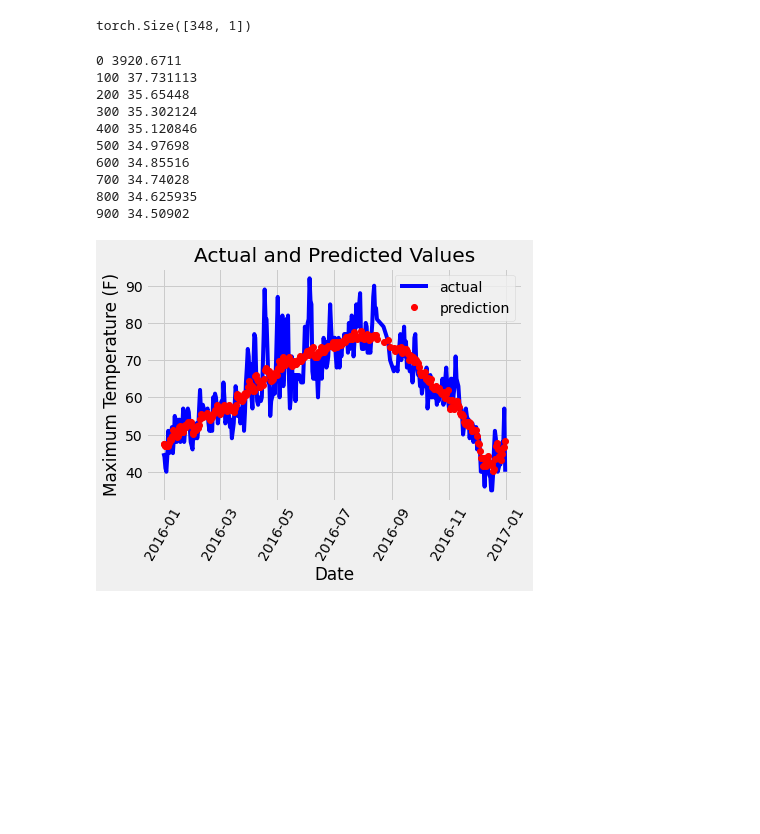
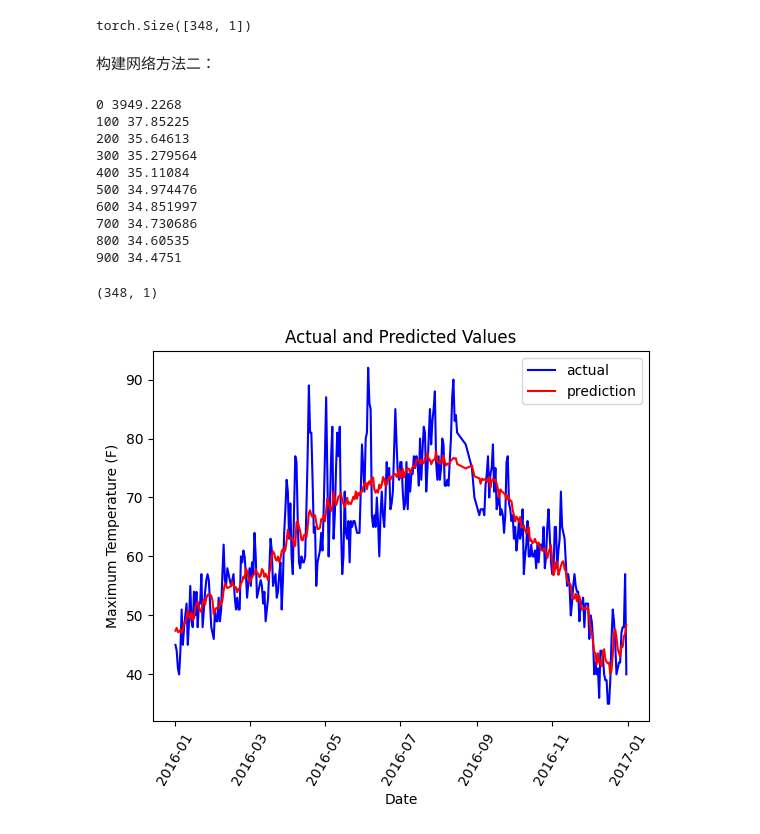
Before and after one commit to cxy20219/jupyter-notes, a Jupyter notebook: Pytorch学习/唐宇迪实战笔记/2.分类与回归任务实战/2.1.气温预测.ipynb, the cells around one changed output. Saved outputs shown, nothing was run; the diff lists cells and outputs as text; code cells hidden in the pictures; blank space fills up the shorter version.

Commit message:
pytorch实战

```diff
--- a/Pytorch学习/唐宇迪实战笔记/2.分类与回归任务实战/2.1.气温预测.ipynb
+++ b/Pytorch学习/唐宇迪实战笔记/2.分类与回归任务实战/2.1.气温预测.ipynb
@@ -8,7 +8,7 @@ import warnings
 warnings.filterwarnings("ignore")
 %matplotlib inline
 # %%
-features = pd.read_csv(r'.\pytorch_tutorial\010_015：神经网络实战分类与回归任务\神经网络实战分类与回归任务\temps.csv')
+features = pd.read_csv(r'../../../../datas/temps.csv')
 
 #看看数据长什么样子
 features.head()
@@ -53,28 +53,30 @@ dates[:5]
  datetime.datetime(2016, 1, 5, 0, 0)]
 # %%
 # 准备画图
-# 指定默认风格
-plt.style.use('fivethirtyeight')
+# 指定默认风格(线变粗)
+# plt.style.use('fivethirtyeight')
 
 # 设置布局
-fig, ((ax1, ax2), (ax3, ax4)) = plt.subplots(nrows=2, ncols=2, figsize = (10,10))
+fig, axes = plt.subplots(nrows=2, ncols=2, figsize = (10,10))
+# 使日期旋转45"
 fig.autofmt_xdate(rotation = 45)
 
 # 标签值
-ax1.plot(dates, features['actual'])
-ax1.set_xlabel(''); ax1.set_ylabel('Temperature'); ax1.set_title('Max Temp')
+axes[0][0].plot(dates, features['actual'])
+axes[0][0].set_xlabel(''); axes[0][0].set_ylabel('Temperature'); axes[0][0].set_title('Max Temp')
 
 # 昨天
-ax2.plot(dates, features['temp_1'])
-ax2.set_xlabel(''); ax2.set_ylabel('Temperature'); ax2.set_title('Previous Max Temp')
+axes[0][1].plot(dates, features['temp_1'])
+axes[0][1].set_xlabel(''); axes[0][1].set_ylabel('Temperature'); axes[0][1].set_title('Previous Max Temp')
 
 # 前天
-ax3.plot(dates, features['temp_2'])
-ax3.set_xlabel('Date'); ax3.set_ylabel('Temperature'); ax3.set_title('Two Days Prior Max Temp')
+axes[1][0].plot(dates, features['temp_2'])
+axes[1][0].set_xlabel('Date'); axes[1][0].set_ylabel('Temperature'); axes[1][0].set_title('Two Days Prior Max Temp')
 
 # 我的逗逼朋友
-ax4.plot(dates, features['friend'])
-ax4.set_xlabel('Date'); ax4.set_ylabel('Temperature'); ax4.set_title('Friend Estimate')
+axes[1][1].plot(dates, features['friend'])
+axes[1][1].set_xlabel('Date'); axes[1][1].set_ylabel('Temperature'); axes[1][1].set_title('Friend Estimate')
 
+# 调整子图间距离
 plt.tight_layout(pad=2)
 # %% [output]
@@ -107,8 +133,10 @@ features.shape
 # %% [output]
 (348, 14)
 # %%
-from sklearn import preprocessing
-input_features = preprocessing.StandardScaler().fit_transform(features)
+# 对数据进行标准化
+from sklearn.preprocessing import StandardScaler
+transer = StandardScaler()
+input_features = transer.fit_transform(features)
 # %%
 input_features[0]
 # %% [output]
@@ -172,6 +202,8 @@ loss: tensor(140.1959, dtype=torch.float64, grad_fn=<MeanBackward0>)
 predictions.shape
 # %% [output]
 torch.Size([348, 1])
+# %% [markdown]
+构建网络方法二：
 # %%
 input_size = input_features.shape[1]
 hidden_size = 128
@@ -206,19 +238,22 @@ for i in range(1000):
         losses.append(np.mean(batch_loss))
         print(i, np.mean(batch_loss))
 # %% [output]
-0 3920.6711
-100 37.731113
-200 35.65448
-300 35.302124
-400 35.120846
-500 34.97698
-600 34.85516
-700 34.74028
-800 34.625935
-900 34.50902
+0 3949.2268
+100 37.85225
+200 35.64613
+300 35.279564
+400 35.11084
+500 34.974476
+600 34.851997
+700 34.730686
+800 34.60535
+900 34.4751
 # %%
 x = torch.tensor(input_features, dtype = torch.float)
 predict = my_nn(x).data.numpy()
+predict.shape
+# %% [output]
+(348, 1)
 # %%
 # 转换日期格式
 dates = [str(int(year)) + '-' + str(int(month)) + '-' + str(int(day)) for year, month, day in zip(years, months, days)]
@@ -240,13 +274,15 @@ predictions_data = pd.DataFrame(data = {'date': test_dates, 'prediction': predic
 # %%
 # 真实值
 plt.plot(true_data['date'], true_data['actual'], 'b-', label = 'actual')
 
 # 预测值
-plt.plot(predictions_data['date'], predictions_data['prediction'], 'ro', label = 'prediction')
+plt.plot(predictions_data['date'], predictions_data['prediction'], 'r-', label = 'prediction')
 plt.xticks(rotation = '60');
+
+# 线条注释
 plt.legend()
 
 # 图名
 plt.xlabel('Date'); plt.ylabel('Maximum Temperature (F)'); plt.title('Actual and Predicted Values');
 # %% [output]
-[figure, old version]
+[figure, new version]
```
Also changed, not shown: parts of 6 cells of this notebook, 2 other files.
